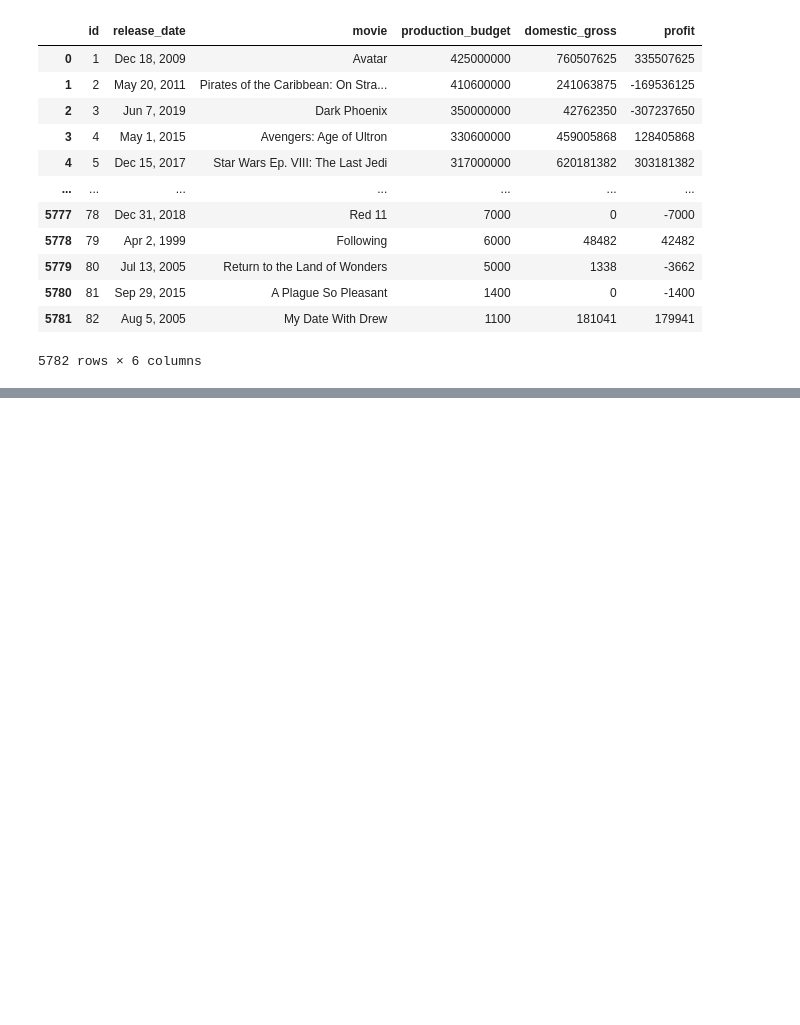
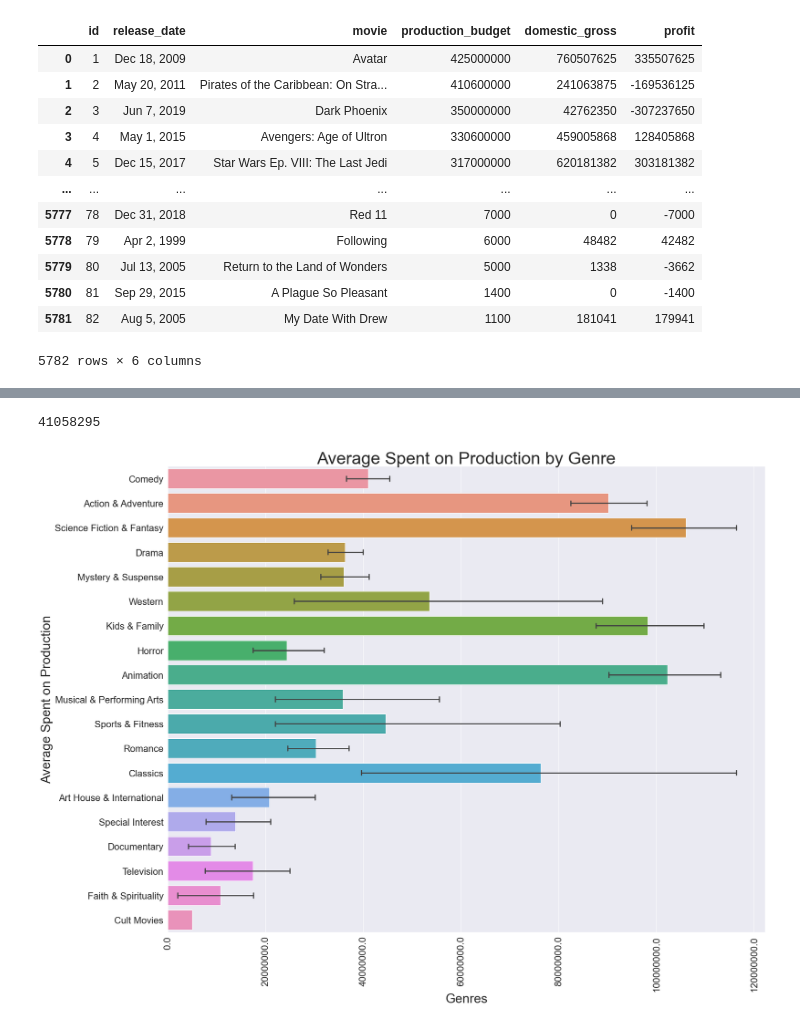
Before and after one commit to richesinrr0/microsoft_movie_analysis, a Jupyter notebook: movie_analysis_tables.ipynb, the cells around one changed output, grey strips where cells are left out. Saved outputs shown, nothing was run; the diff lists cells and outputs as text; code cells hidden in the pictures; blank space fills up the shorter version.

Commit message:
Average production per genre

```diff
--- a/movie_analysis_tables.ipynb
+++ b/movie_analysis_tables.ipynb
@@ -135,0 +186,3 @@ SyntaxError: invalid character in identifier (<ipython-input-62-6314fd6da1d0>, l
+# %%
+df_rating_genres = df_rating_genres.explode('genres')
+df_rating_genres
@@ -135,0 +203,6 @@ SyntaxError: invalid character in identifier (<ipython-input-62-6314fd6da1d0>, l
+# %%
+df_rating_genres['genres'] = df_rating_genres['genres'].str.strip()
+# %%
+merged = pd.merge(df_rating_genres, df_budgets, left_on='movie_title', right_on='movie')
+df_production = merged[['movie', 'genres', 'production_budget']].copy()
+df_production
@@ -135,0 +223,3 @@ SyntaxError: invalid character in identifier (<ipython-input-62-6314fd6da1d0>, l
+# %%
+df_sorted = df_production.sort_values('production_budget', ascending=False)
+df_sorted
@@ -135,0 +258,19 @@ SyntaxError: invalid character in identifier (<ipython-input-62-6314fd6da1d0>, l
+# %%
+y_comedy
+# %% [output]
+41058295
+# %%
+plot_fig_two, plot_two_ax = plt.subplots(figsize=(25, 20))
+
+sns.barplot(x='production_budget', y='genres', data=df_sorted, capsize=.2)
+
+plot_two_ax.set_xlabel('Genres', fontsize=30)
+plot_two_ax.set_ylabel('Average Spent on Production', fontsize=30)
+plot_two_ax.set_title('Average Spent on Production by Genre', fontsize=40)
+plot_two_ax.set_xticklabels(plot_two_ax.get_xticks())
+
+locs, labels = plt.xticks()
+plt.setp(labels, rotation=90)
+plt.savefig('average_production.png');
+# %% [output]
+[figure, added]
```
Also changed, not shown: parts of 23 cells of this notebook, 1 other file.
